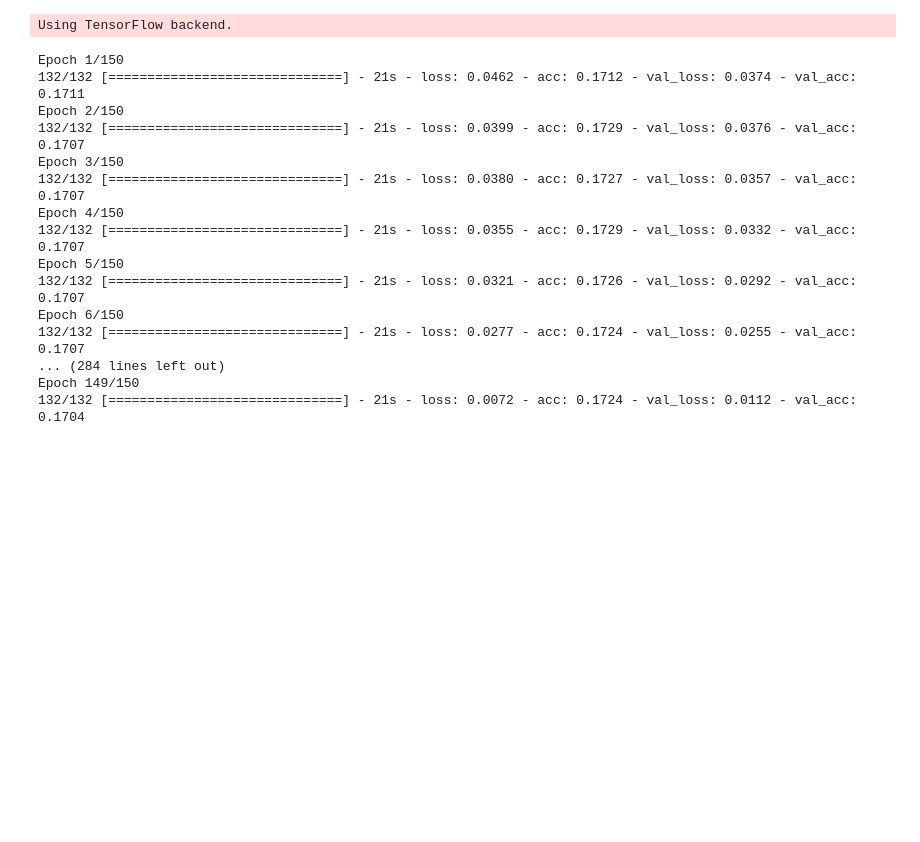
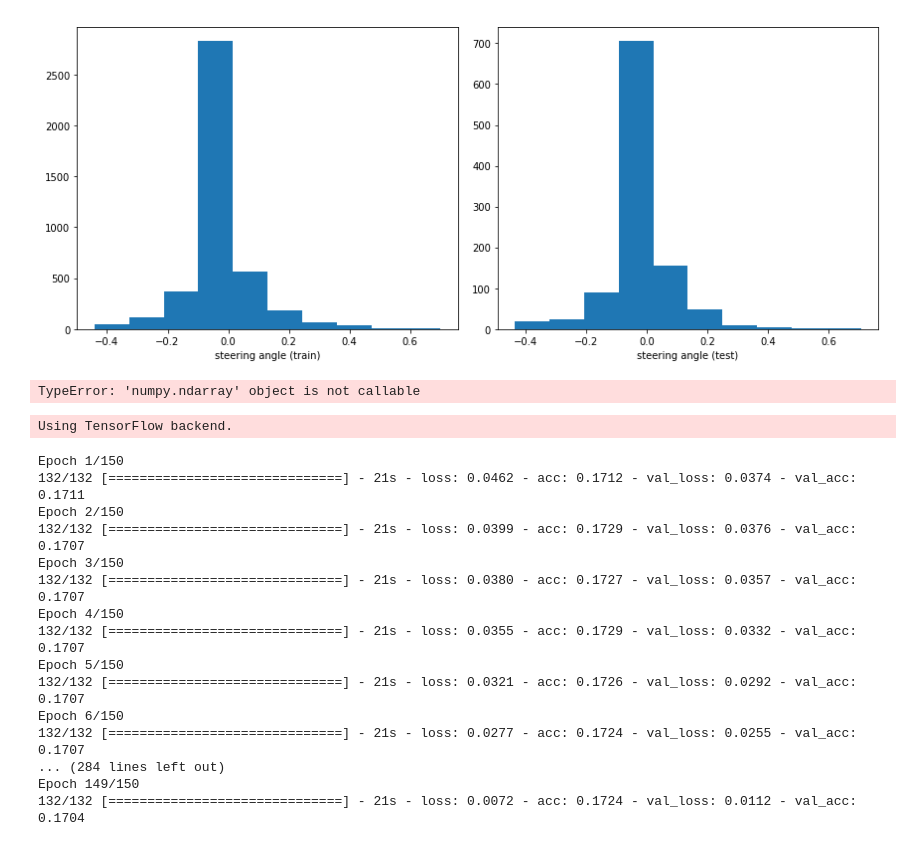
Before and after one commit to wengyao04/CarND-Behavioral-Cloning-P3, a Jupyter notebook: behavior_cloning.ipynb, the cells around one changed output. Saved outputs shown, nothing was run; the diff lists cells and outputs as text; code cells hidden in the pictures; blank space fills up the shorter version.

```diff
--- a/behavior_cloning.ipynb
+++ b/behavior_cloning.ipynb
@@ -26,15 +29,19 @@ df_train, df_val = train_test_split(df, test_size=0.2)
 # %%
 import matplotlib.pyplot as plt
 plt.figure(figsize=(12,5))
 plt.subplot(1, 2, 1)
 df_train['steering'].plot.hist()
 plt.ylabel('')
 plt.xlabel('steering angle (train)')
 plt.subplot(1, 2, 2)
 df_val['steering'].plot.hist()
 plt.ylabel('')
 plt.xlabel('steering angle (test)')
-plt.savefig('train_test_angle.jpg')
+plt.tight_layout()
+#plt.savefig('train_test_angle.jpg')
+plt.show()
+# %% [output]
+[figure, added]
 # %%
 import cv2
 def image_flip(image, angle):
@@ -53,3 +52,18 @@ def image_flip(image, angle):
+# %%
+image_example = cv2.imread('data_collect_0/IMG/center_2017_09_10_00_29_47_667.jpg')
+image_example = cv2.cvtColor(image_example, cv2.COLOR_BGR2RGB)
+image_flip, angle_flip = image_flip(image_example, -0.02352941)
+print(angle_flip)
+plt.figure(figsize=(12,5))
+plt.subplot(1, 2, 1)
+plt.imshow(image_example)
+plt.subplot(1, 2, 2)
+plt.imshow(image_flip)
+plt.tight_layout()
+#plt.savefig('train_test_angle.jpg')
+plt.show()
+# %% [output]
+TypeError: 'numpy.ndarray' object is not callable
 # %%
 CENTER = "center"
 LEFT = "left"
```
Also changed, not shown: parts of 2 cells of this notebook, 1 other file.
